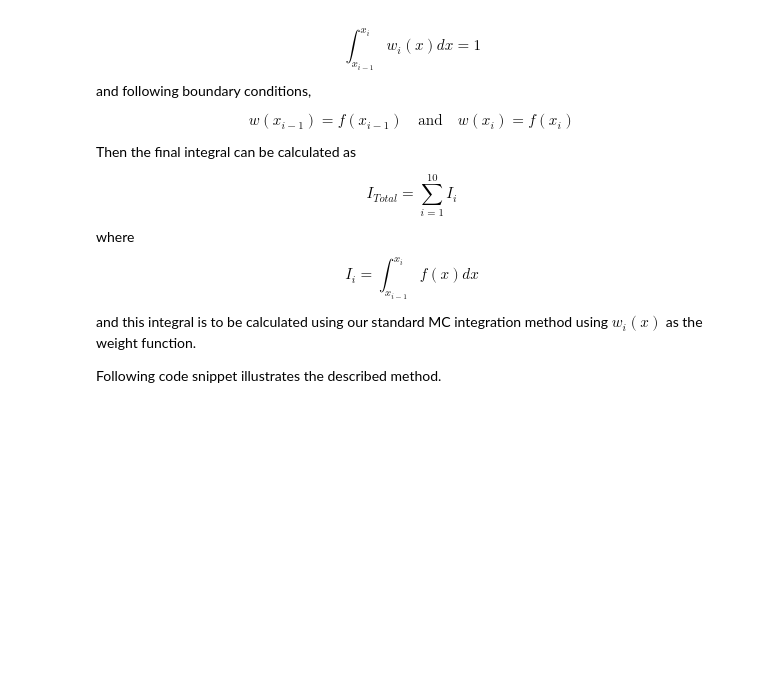
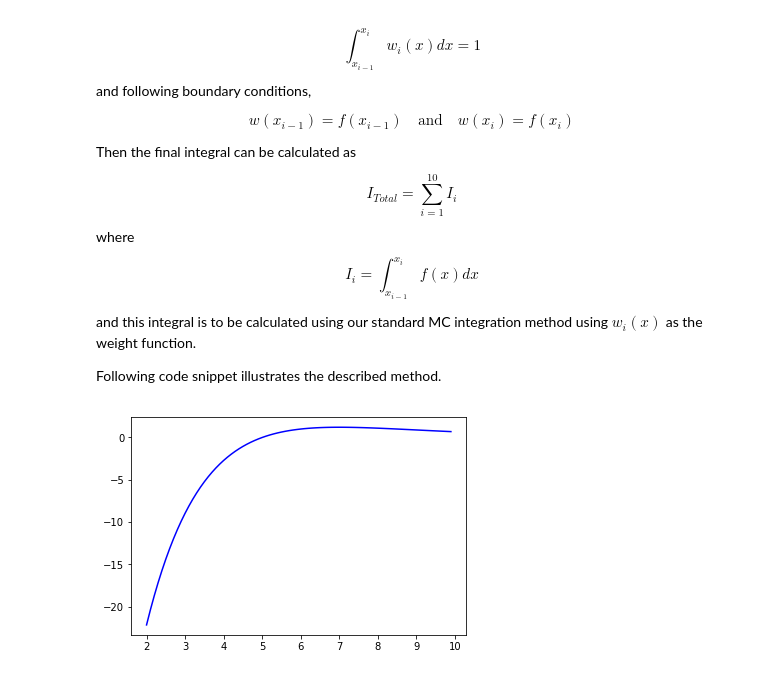
Before and after one commit to guneykan/montecarlo, a Jupyter notebook: PS3/PS3.ipynb, the cells around one changed output. Drawn from its saved outputs; the diff is of its cells as text; code cells hidden in the pictures; blank space fills up the shorter version.

Commit message:
Extra Plots added

```diff
--- a/PS3/PS3.ipynb
+++ b/PS3/PS3.ipynb
@@ -27,3 +27,20 @@ and this integral is to be calculated using our standard MC integration method u
 
 
 Following code snippet illustrates the described method.
+# %%
+import numpy as np
+from numpy.polynomial import Polynomial as P
+import plotly
+import plotly.plotly as py
+import plotly.figure_factory as ff
+import matplotlib.pyplot as plt
+#Integrand function
+H=0
+def f(x,H):
+    return (x-5)*np.exp(-(x/2-3))+H
+
+x = np.arange(2, 10, 00.1);
+plt.plot(x,f(x,H),'b')
+plt.show()
+# %% [output]
+[figure, added]
```
Also changed, not shown: parts of 9 cells of this notebook.
